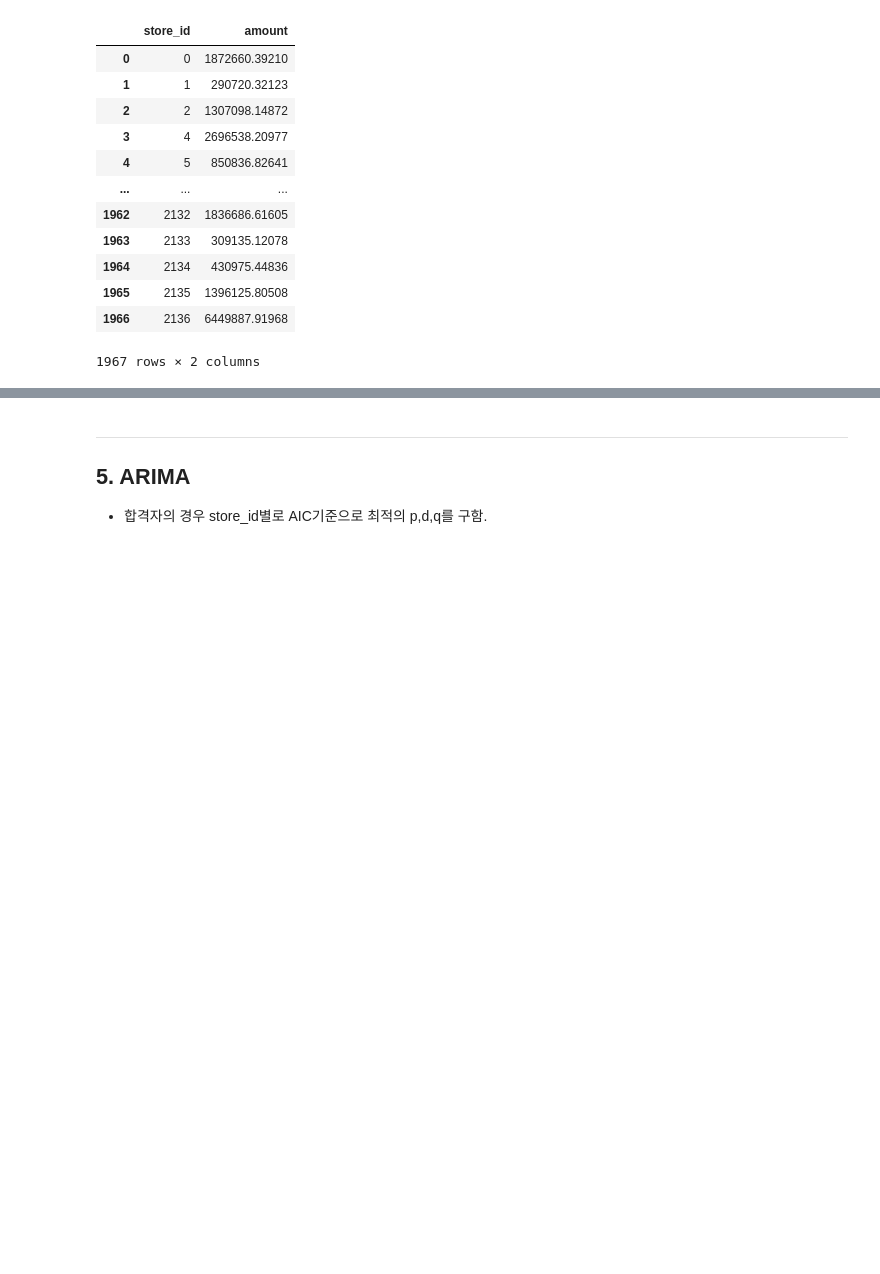
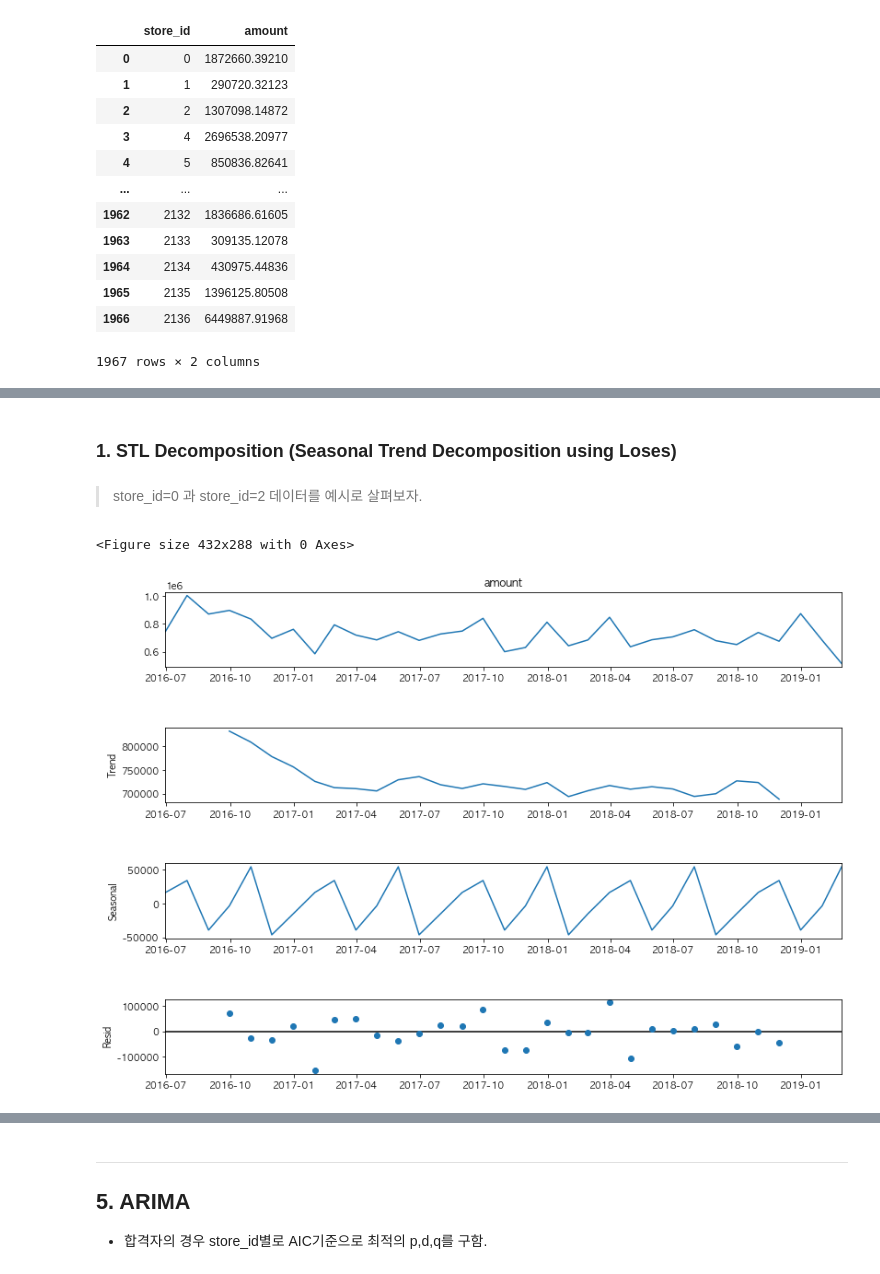
Before and after one commit to suhyun-cho/Dacon, a Jupyter notebook: 상점매출예측_FUNDA/1st-pass-code-review.ipynb, the cells around one changed output, grey strips where cells are left out. Cells and saved outputs as stored; diff of their text form; code cells hidden in the pictures; blank space fills up the shorter version.

```diff
--- a/상점매출예측_FUNDA/1st-pass-code-review.ipynb
+++ b/상점매출예측_FUNDA/1st-pass-code-review.ipynb
@@ -1164,0 +1583,16 @@ for i in range(2, 7):
+# %%
+df_set = df_month[df_month.store_id == 0]
+
+size = int(len(df_set) * 0.7)
+train = df_set[:size]
+test = df_set[size:]
+
+set_arma = sm.tsa.ARMA(train.amount, (0, 2))
+set_result = set_arma.fit()
+
+set_output = set_result.forecast(len(test))
+set_pred = set_output[0]
+# %% [markdown]
+### 1. STL Decomposition (Seasonal Trend Decomposition using Loses)
+# %% [markdown]
+> store_id=0 과 store_id=2 데이터를 예시로 살펴보자.
@@ -1164,0 +1601,9 @@ for i in range(2, 7):
+# %%
+decomposition=seasonal_decompose(df_set['amount'],freq=7)
+fig=plt.figure()
+fig=decomposition.plot()
+fig.set_size_inches(13,9)
+plt.show()
+# %% [output]
+<Figure size 432x288 with 0 Axes>
+[figure, added]
```
Also changed, not shown: parts of 66 cells of this notebook.
